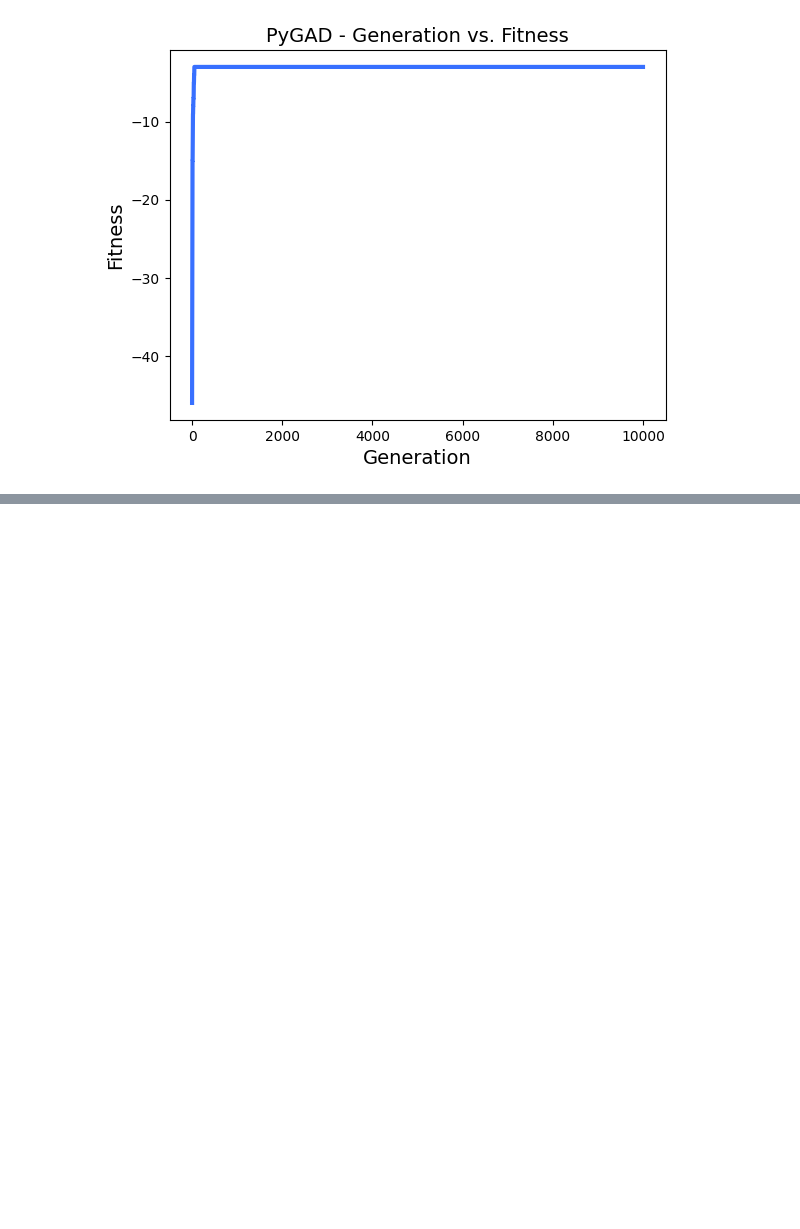
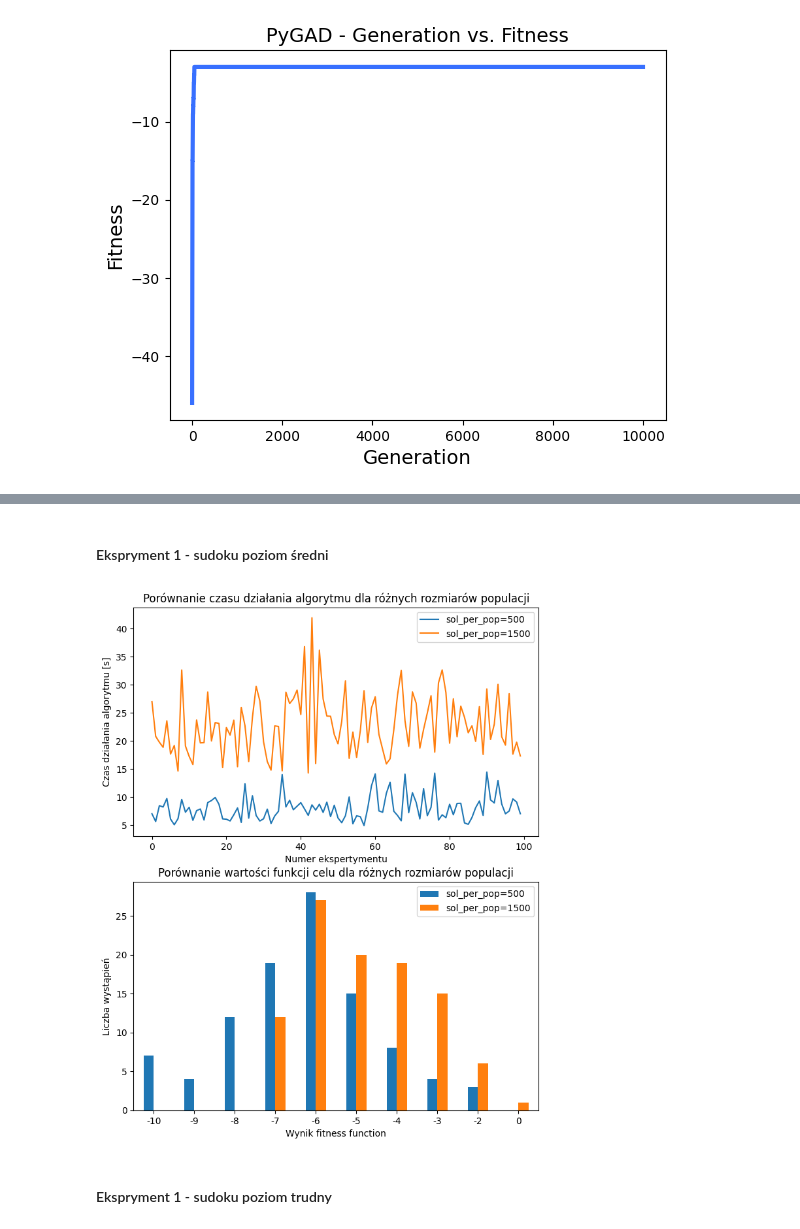
Before and after one commit to AnnaZw2/sudoku_solver, a Jupyter notebook: sudoku_v2.ipynb, the cells around one changed output, grey strips where cells are left out. Saved outputs shown, nothing was run; the diff lists cells and outputs as text; code cells hidden in the pictures; blank space fills up the shorter version.

```diff
--- a/sudoku_v2.ipynb
+++ b/sudoku_v2.ipynb
@@ -575,3 +734,5 @@ for i in range(100):
+# %% [markdown]
+#### Ekspryment 1 - sudoku poziom średni
 # %%
 file_name = "sudoku_3_4.csv"
 
@@ -592,6 +753,12 @@ for i in range(100):
     num = random_number()
     sudoku_board = sudokus[num]
     sol =  test_parameters(1500, 25, 10000, 10, 'rank', 'uniform', 'random', 4,"saturate_50",sudokus_names[num],file_name)
+# %%
+make_plots("sudoku_3_4.csv")
+# %% [output]
+[figure, added]
+# %% [markdown]
+#### Ekspryment 1 - sudoku poziom trudny
 # %%
 file_name = "sudoku_5_6.csv"
 
```
Also changed, not shown: parts of 70 cells of this notebook, 10 other files.
